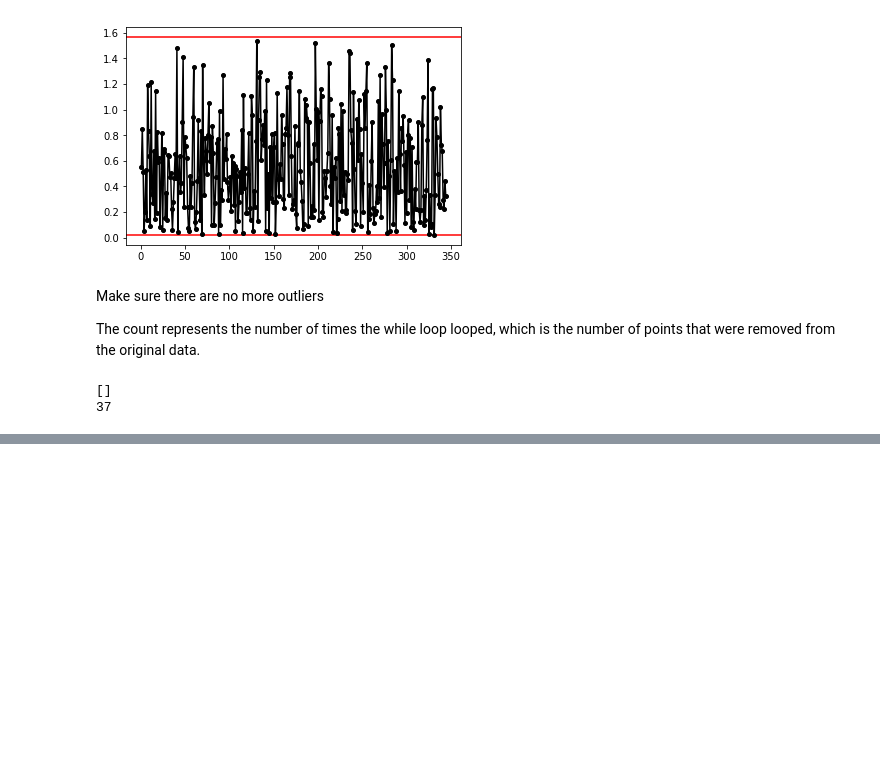
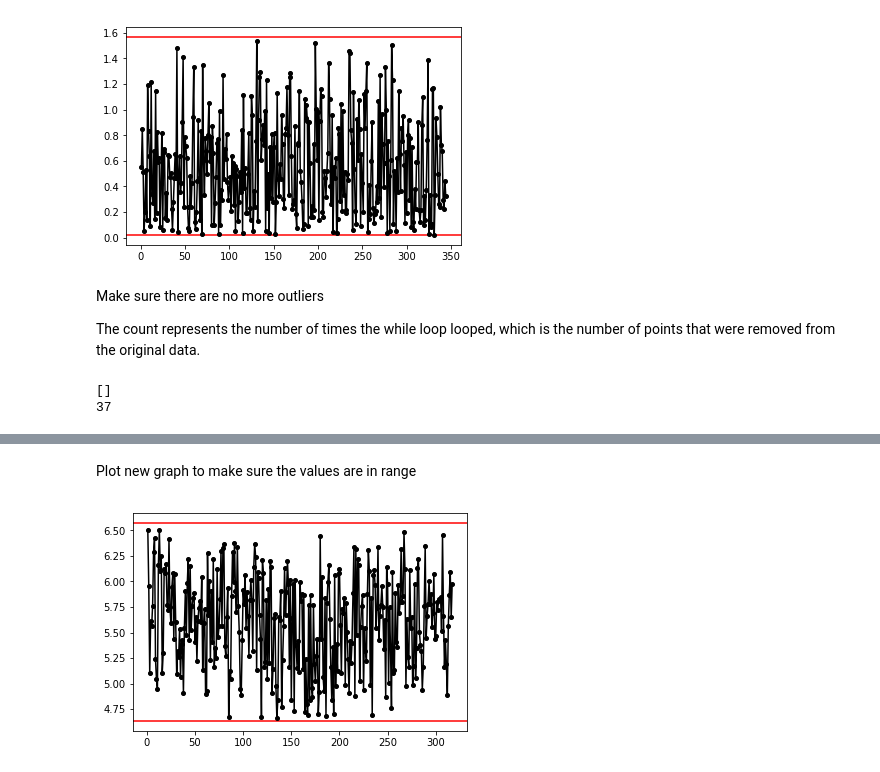
Before and after one commit to christinaseo/controlCharts, a Jupyter notebook: Main.ipynb, the cells around one changed output, grey strips where cells are left out. Drawn from its saved outputs; the diff is of its cells as text; code cells hidden in the pictures; blank space fills up the shorter version.

```diff
--- a/Main.ipynb
+++ b/Main.ipynb
@@ -180,0 +245,9 @@ print(count)
+# %% [markdown]
+Plot new graph to make sure the values are in range
+# %%
+plt.axhline(y=xlcl, color='r', linestyle='-')
+plt.axhline(y=xucl, color='r', linestyle='-')
+plt.plot(xVals, npickTimes, marker = 'o')
+plt.show()
+# %% [output]
+[figure, added]
```
Also changed, not shown: parts of 13 cells of this notebook.
